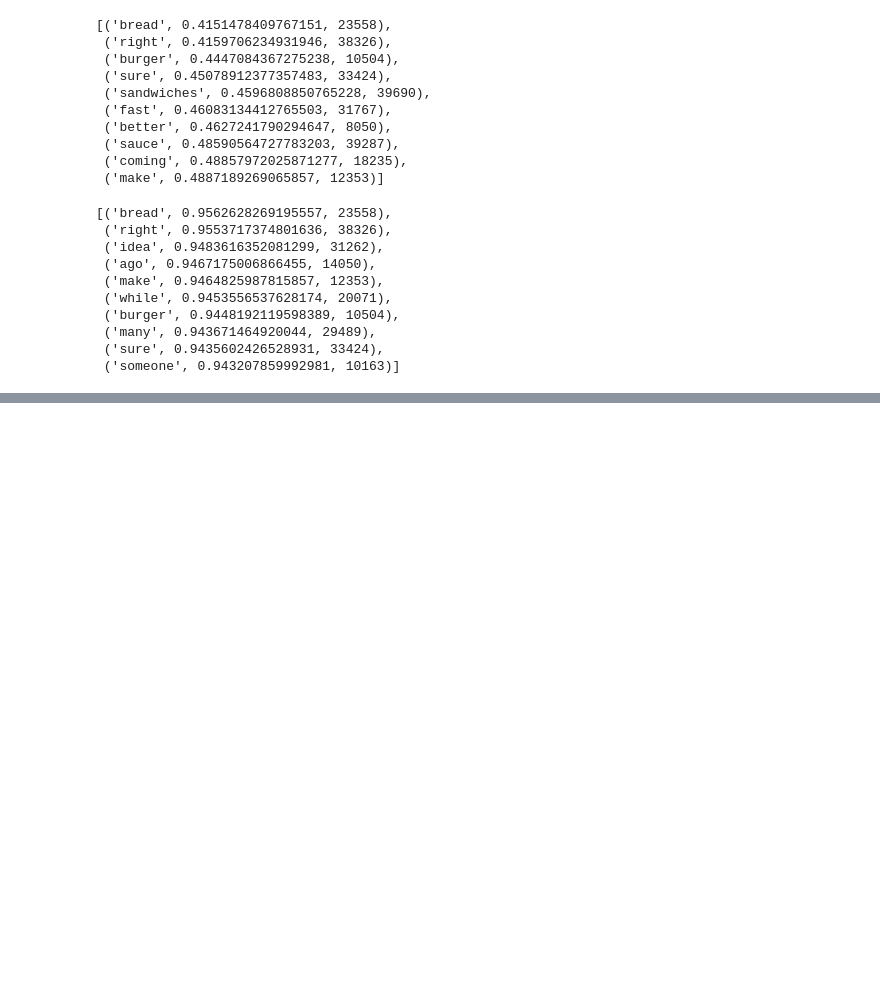
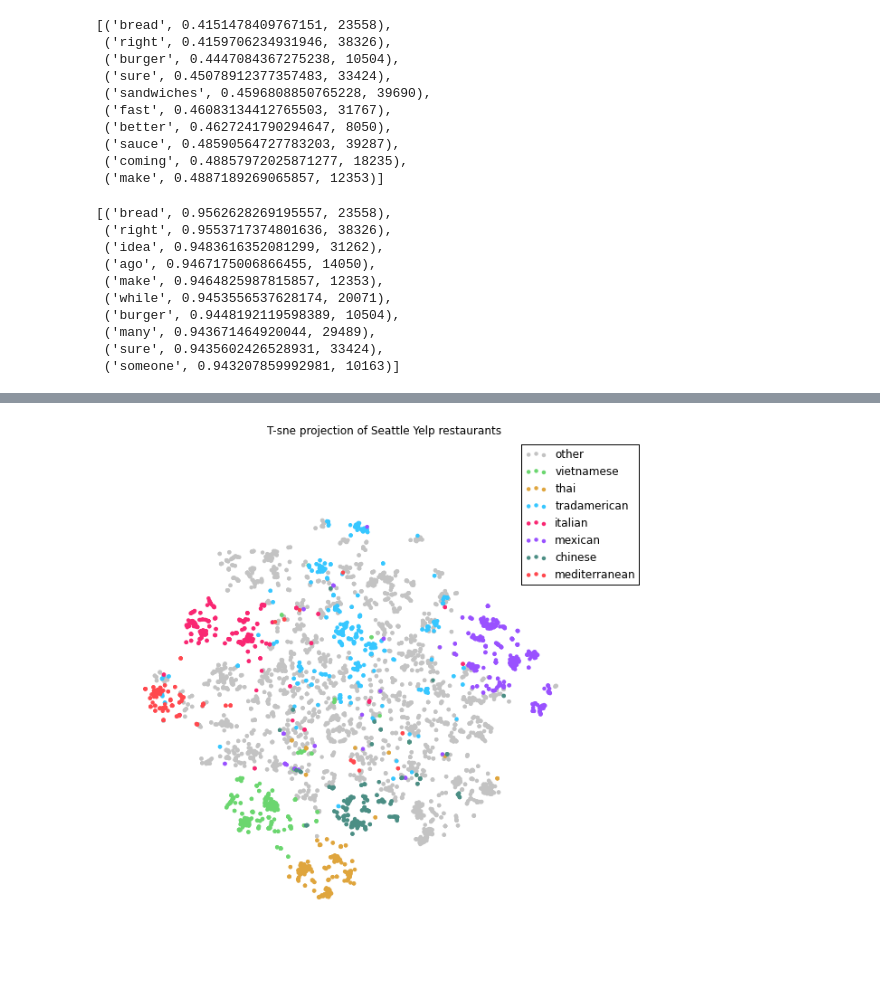
Before and after one commit to JonathanRaiman/PythonObjectLM, a Jupyter notebook: Covariance over Yelp Dataset.ipynb, the cells around one changed output, grey strips where cells are left out. Saved outputs shown, nothing was run; the diff lists cells and outputs as text; code cells hidden in the pictures; blank space fills up the shorter version.

Commit message:
added t-sne observations from Yelp

```diff
--- a/Covariance over Yelp Dataset.ipynb
+++ b/Covariance over Yelp Dataset.ipynb
@@ -297,0 +376,17 @@ and cakes . i and my husband love to have some hot fresh baked croissant and cof
+# %%
+CATEGORIES = [         "vietnamese" ,   "thai", "tradamerican", "italian", "mexican", "chinese", "mediterranean"]
+colors     = ["#c3c3c3",   "#6bd66f", "#dfa53d",      "#37c7ff", "#f92772", "#9951ff", "#4b8e84",       "#ff484e"]
+
+category_buckets = sort_data(datum3, CATEGORIES)
+
+fig = plt.figure(figsize=(8,8), dpi=300)
+ax = fig.add_axes([1,1,1,1])
+
+for bucket, color in zip(category_buckets, colors):
+    ax.scatter(datum3[bucket, 0], datum3[bucket, 1], c = color, edgecolor='none')
+
+ax.legend(["other"] + CATEGORIES);
+ax.set_title("T-sne projection of Seattle Yelp restaurants");
+frax.axis("off");
+# %% [output]
+[figure, added]
```
Also changed, not shown: parts of 18 cells of this notebook, 1 other file.
